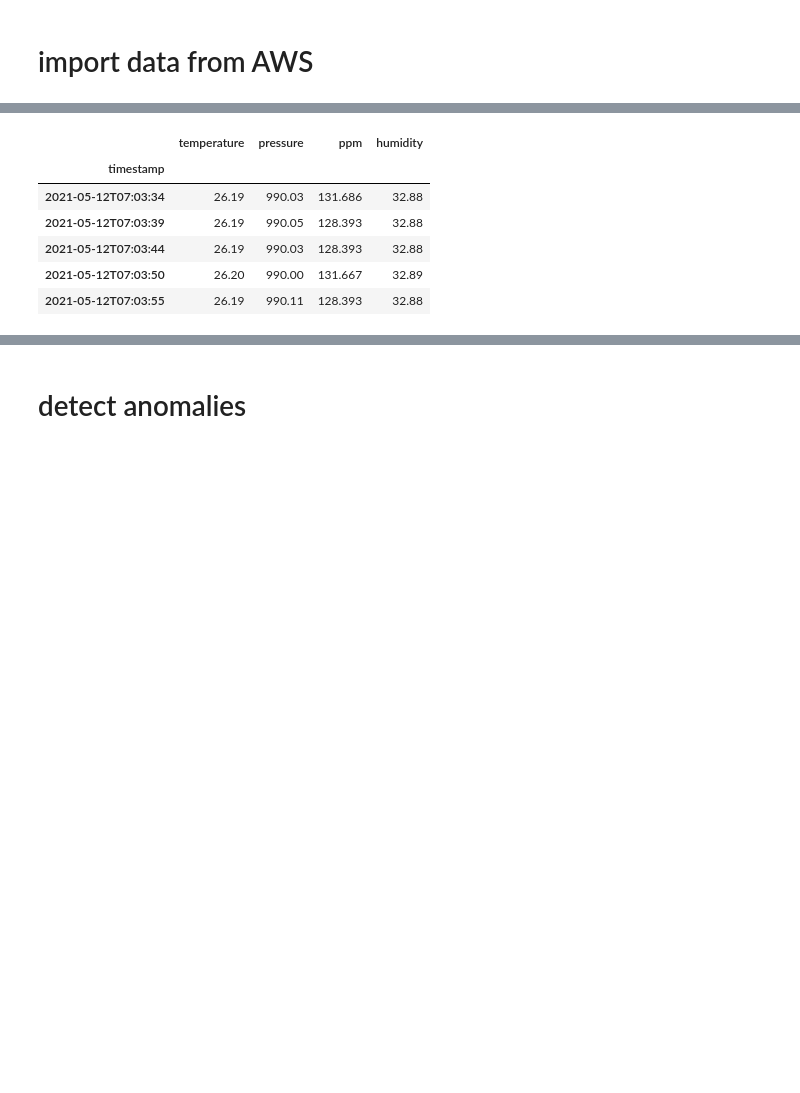
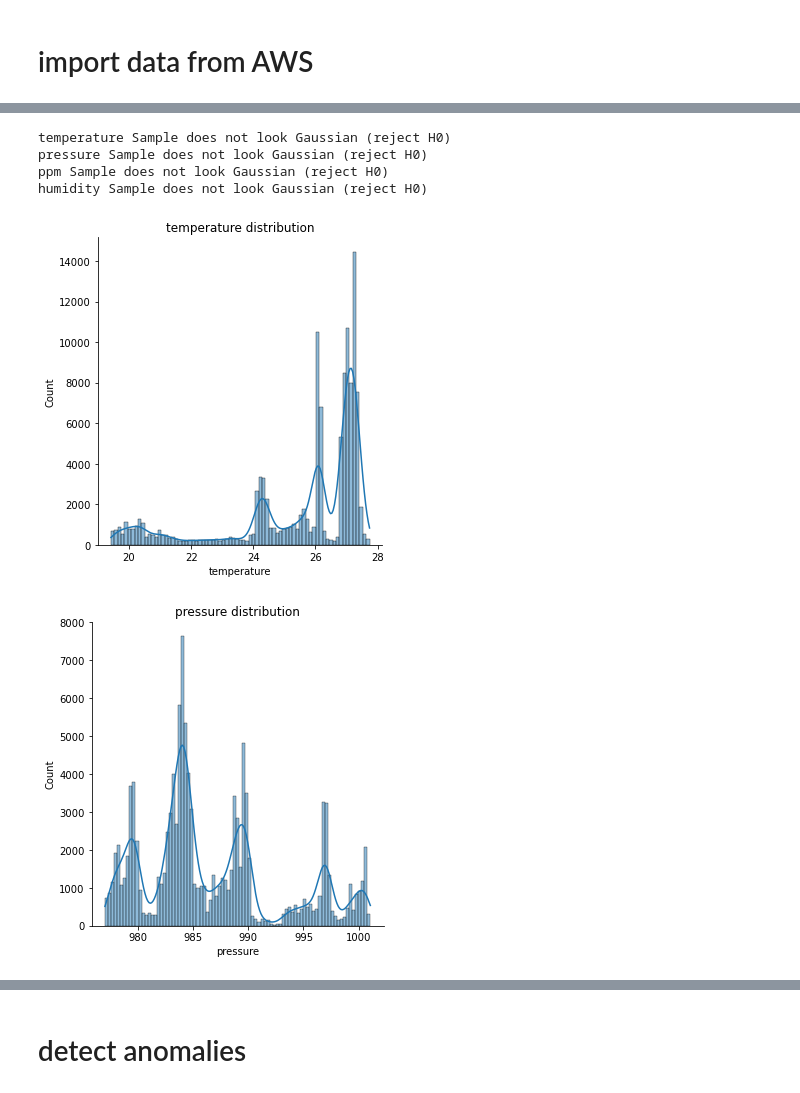
Before and after one commit to MatthiasSimons/airquality-measurement-device, a Jupyter notebook: airquality_analysis.ipynb, the cells around one changed output, grey strips where cells are left out. Drawn from its saved outputs; the diff is of its cells as text; code cells hidden in the pictures; blank space fills up the shorter version.

```diff
--- a/airquality_analysis.ipynb
+++ b/airquality_analysis.ipynb
@@ -35,11 +39,19 @@ df.head()
-# %%
-df = df[:100]
-df
-# %% [output]
-|  | temperature | pressure | ppm | humidity |
-| timestamp |  |  |  |  |
-| 2021-05-12T07:03:34 | 26.19 | 990.03 | 131.686 | 32.88 |
-| 2021-05-12T07:03:39 | 26.19 | 990.05 | 128.393 | 32.88 |
-| 2021-05-12T07:03:44 | 26.19 | 990.03 | 128.393 | 32.88 |
-| 2021-05-12T07:03:50 | 26.20 | 990.00 | 131.667 | 32.89 |
-| 2021-05-12T07:03:55 | 26.19 | 990.11 | 128.393 | 32.88 |
+# %%
+from scipy.stats import shapiro
+for column in df.columns:
+
+    sns.displot(x=column, data=df, kde=True).set(title=(str(column)+ " distribution"))
+
+    stat, p = shapiro(df)
+    alpha = 0.05
+    if p > alpha:
+        print(str(column)+ ' Sample looks Gaussian (fail to reject H0)')
+    else:
+        print(str(column)+' Sample does not look Gaussian (reject H0)')
+# %% [output]
+temperature Sample does not look Gaussian (reject H0)
+pressure Sample does not look Gaussian (reject H0)
+ppm Sample does not look Gaussian (reject H0)
+humidity Sample does not look Gaussian (reject H0)
+[figure, added]
+[figure, added]
```
Also changed, not shown: parts of 13 cells of this notebook.
